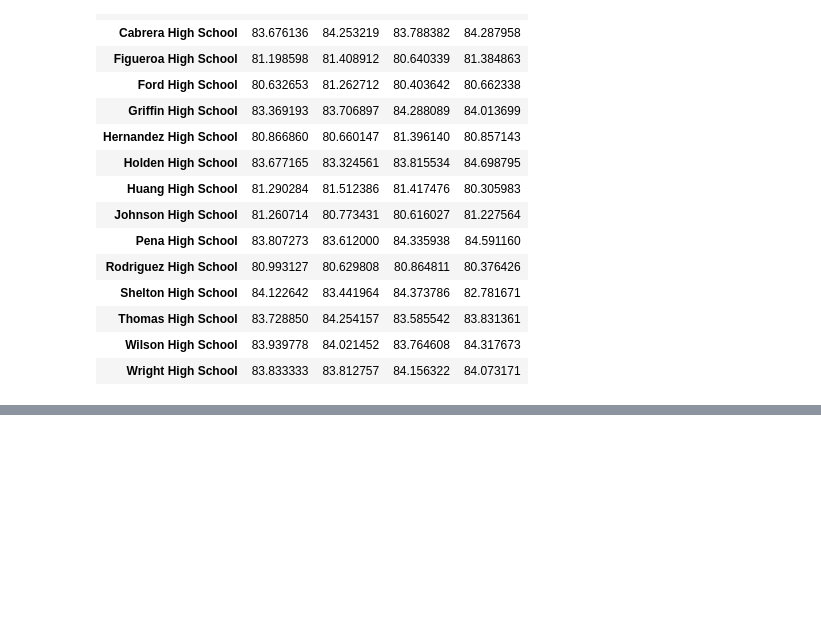
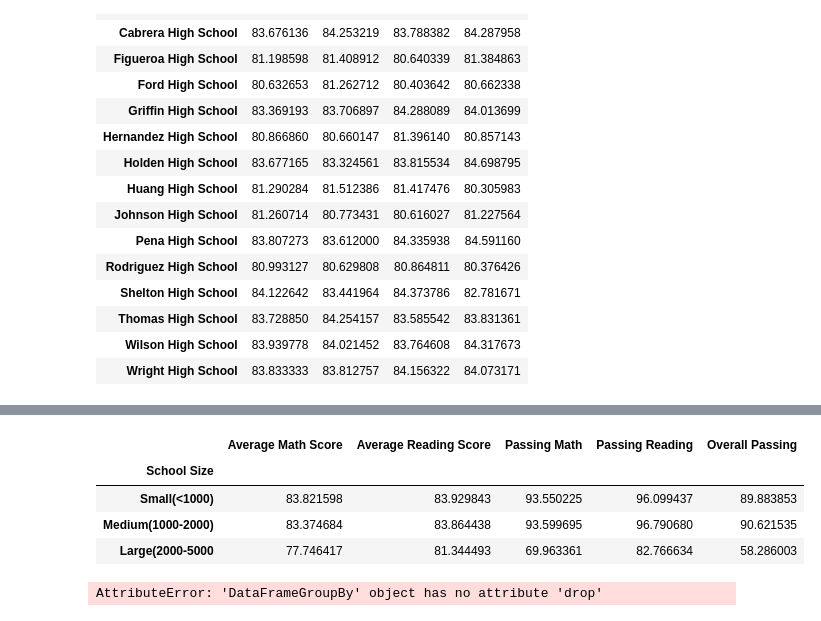
Before and after one commit to marcum531/pandas-challenge, a Jupyter notebook: PyCitySchools/PyCitySchools.ipynb, the cells around one changed output, grey strips where cells are left out. Drawn from its saved outputs; the diff is of its cells as text; code cells hidden in the pictures; blank space fills up the shorter version.

```diff
--- a/PyCitySchools/PyCitySchools.ipynb
+++ b/PyCitySchools/PyCitySchools.ipynb
@@ -644,0 +652,23 @@ AttributeError: 'DataFrameGroupBy' object has no attribute 'drop'
+# %%
+#creating bins and group names to sort data by school size
+bins1 = [0, 1000, 2000, 5000]
+group_names1 = ["Small(<1000)", "Medium(1000-2000)", "Large(2000-5000"]
+# %%
+#Schools by School Size
+Schools_Summary2["School Size"] = pd.cut(Schools_Summary["Total Students"], bins1, labels=group_names1, include_lowest = True)
+Schools_Summary4 = Schools_Summary2.groupby("School Size")
+Schools_Summary4.mean()
+# %% [output]
+|  | Average Math Score | Average Reading Score | Passing Math | Passing Reading | Overall Passing |
+| School Size |  |  |  |  |  |
+| Small(<1000) | 83.821598 | 83.929843 | 93.550225 | 96.099437 | 89.883853 |
+| Medium(1000-2000) | 83.374684 | 83.864438 | 93.599695 | 96.790680 | 90.621535 |
+| Large(2000-5000 | 77.746417 | 81.344493 | 69.963361 | 82.766634 | 58.286003 |
+# %%
+#Schools by type
+Schools_Summary5 = Schools_Summary.groupby("School Type")
+Schools_Summary6 = Schools_Summary5
+Schools_Summary7 = Schools_Summary6.drop(columns = ["School Type", "Total Students", "Total School Budget", "Per Student Budget"])
+Schools_Summary7.mean()
+# %% [output]
+AttributeError: 'DataFrameGroupBy' object has no attribute 'drop'
```
Also changed, not shown: parts of 2 cells of this notebook.
